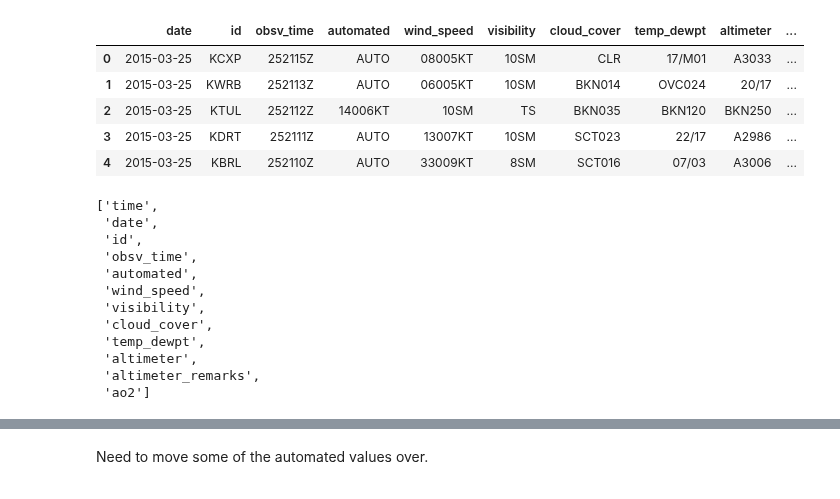
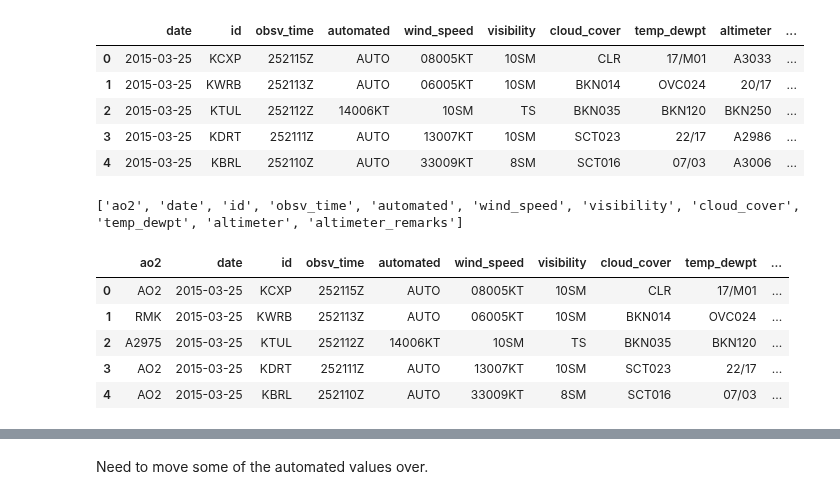
Before and after one commit to hank-butler/METAR_Data, a Jupyter notebook: code/01-data-cleaning.ipynb, the cells around one changed output, grey strips where cells are left out. Saved outputs shown, nothing was run; the diff lists cells and outputs as text; code cells hidden in the pictures.

Commit message:
messed up column names, committing and restarting kernel

```diff
--- a/code/01-data-cleaning.ipynb
+++ b/code/01-data-cleaning.ipynb
@@ -46,7 +46,7 @@ df['time'], df['id'] = df['id'].str.split('\t', 1).str
 assert len(df['time']) == len(df['id'])
 
 print(f'Column names: {df.columns}')
-
+cols = df.columns
 df.head()
 # %% [output]
 Column names: Index(['date', 'id', 'obsv_time', 'automated', 'wind_speed', 'visibility',
@@ -62,17 +62,15 @@ Column names: Index(['date', 'id', 'obsv_time', 'automated', 'wind_speed', 'visi
 # %%
 cols = cols[-1:] + cols[:-1]
 
-cols
+print(cols)
+
+# df = df[cols].copy()
+# df.head()
 # %% [output]
-['time',
- 'date',
- 'id',
- 'obsv_time',
- 'automated',
- 'wind_speed',
- 'visibility',
- 'cloud_cover',
- 'temp_dewpt',
- 'altimeter',
- 'altimeter_remarks',
- 'ao2']
+['ao2', 'date', 'id', 'obsv_time', 'automated', 'wind_speed', 'visibility', 'cloud_cover', 'temp_dewpt', 'altimeter', 'altimeter_remarks']
+|  | ao2 | date | id | obsv_time | automated | wind_speed | visibility | cloud_cover | temp_dewpt | ... |
+| 0 | AO2 | 2015-03-25 | KCXP | 252115Z | AUTO | 08005KT | 10SM | CLR | 17/M01 | ... |
+| 1 | RMK | 2015-03-25 | KWRB | 252113Z | AUTO | 06005KT | 10SM | BKN014 | OVC024 | ... |
+| 2 | A2975 | 2015-03-25 | KTUL | 252112Z | 14006KT | 10SM | TS | BKN035 | BKN120 | ... |
+| 3 | AO2 | 2015-03-25 | KDRT | 252111Z | AUTO | 13007KT | 10SM | SCT023 | 22/17 | ... |
+| 4 | AO2 | 2015-03-25 | KBRL | 252110Z | AUTO | 33009KT | 8SM | SCT016 | 07/03 | ... |
```
Also changed, not shown: parts of 4 cells of this notebook.
